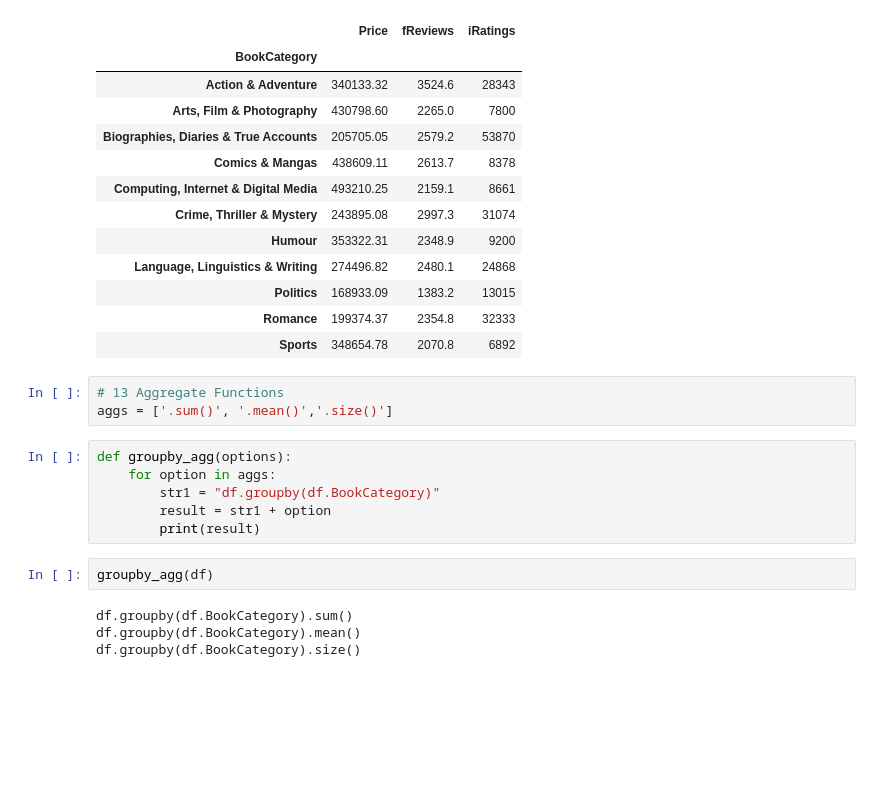
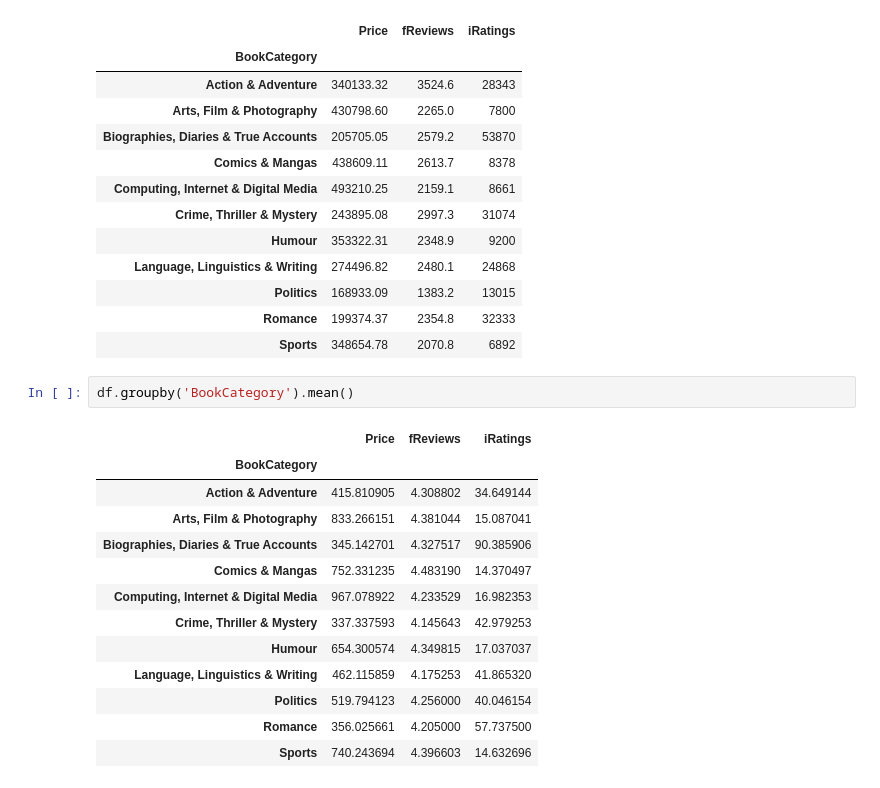
Before and after one commit to AnnikaNoren/post_graduate_project, a Jupyter notebook: Books.ipynb, the cells around one changed output. Drawn from its saved outputs; the diff is of its cells as text; blank space fills up the shorter version.

```diff
--- a/Books.ipynb
+++ b/Books.ipynb
@@ -756,18 +756,19 @@ df.groupby('BookCategory').sum()
 | Politics | 168933.09 | 1383.2 | 13015 |
 | Romance | 199374.37 | 2354.8 | 32333 |
 | Sports | 348654.78 | 2070.8 | 6892 |
-# %%
-# 13 Aggregate Functions
-aggs = ['.sum()', '.mean()','.size()']
-# %%
-def groupby_agg(options):
-    for option in aggs:
-        str1 = "df.groupby(df.BookCategory)"
-        result = str1 + option
-        print(result)
-# %%
-groupby_agg(df)
-# %% [output]
-df.groupby(df.BookCategory).sum()
-df.groupby(df.BookCategory).mean()
-df.groupby(df.BookCategory).size()
+# %%
+df.groupby('BookCategory').mean()
+# %% [output]
+|  | Price | fReviews | iRatings |
+| BookCategory |  |  |  |
+| Action & Adventure | 415.810905 | 4.308802 | 34.649144 |
+| Arts, Film & Photography | 833.266151 | 4.381044 | 15.087041 |
+| Biographies, Diaries & True Accounts | 345.142701 | 4.327517 | 90.385906 |
+| Comics & Mangas | 752.331235 | 4.483190 | 14.370497 |
+| Computing, Internet & Digital Media | 967.078922 | 4.233529 | 16.982353 |
+| Crime, Thriller & Mystery | 337.337593 | 4.145643 | 42.979253 |
+| Humour | 654.300574 | 4.349815 | 17.037037 |
+| Language, Linguistics & Writing | 462.115859 | 4.175253 | 41.865320 |
+| Politics | 519.794123 | 4.256000 | 40.046154 |
+| Romance | 356.025661 | 4.205000 | 57.737500 |
+| Sports | 740.243694 | 4.396603 | 14.632696 |
```
Also changed, not shown: parts of 14 cells of this notebook.
